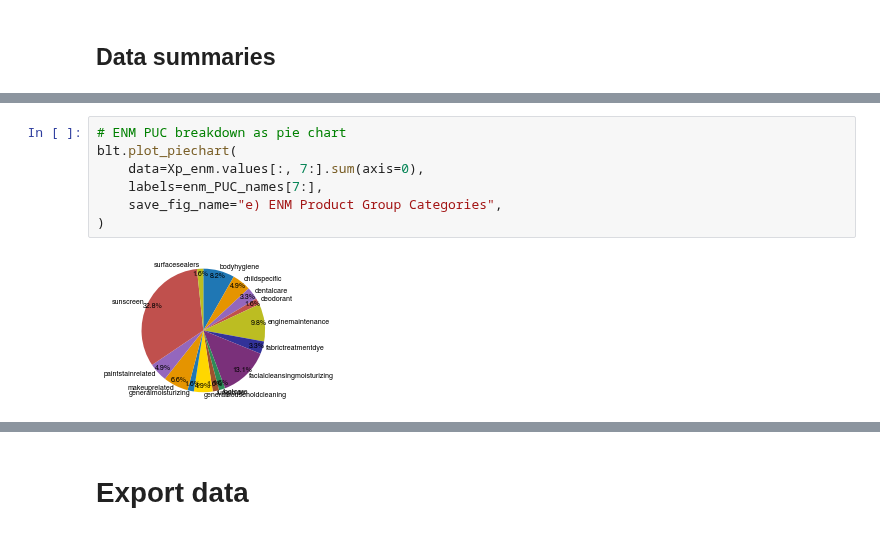
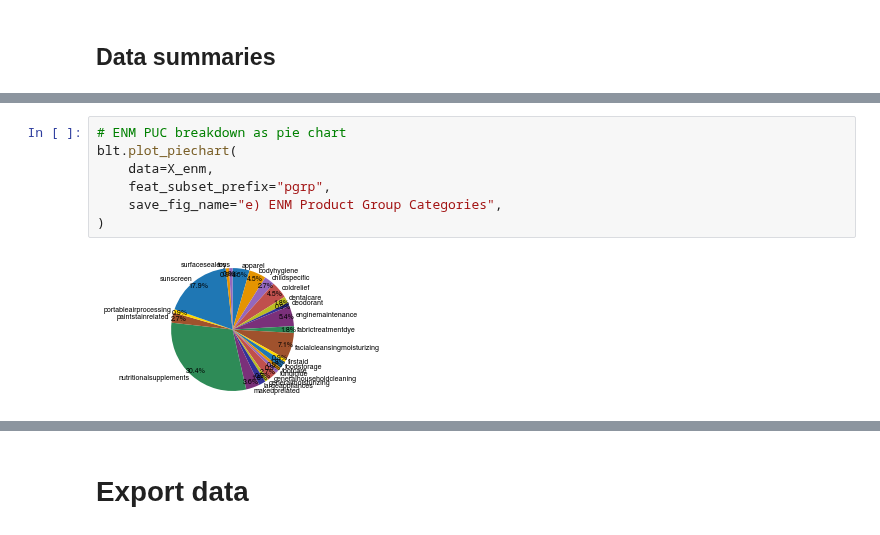
Before and after one commit to LukaThorn/ml-weight-fraction, a Jupyter notebook: preprocessENM.ipynb, the cells around one changed output, grey strips where cells are left out. Saved outputs shown, nothing was run; the diff lists cells and outputs as text.

```diff
--- a/preprocessENM.ipynb
+++ b/preprocessENM.ipynb
@@ -236,11 +293,11 @@ blt.plot_piechart(
 # %%
 # ENM PUC breakdown as pie chart
 blt.plot_piechart(
-    data=Xp_enm.values[:, 7:].sum(axis=0),
-    labels=enm_PUC_names[7:],
+    data=X_enm,
+    feat_subset_prefix="pgrp",
     save_fig_name="e) ENM Product Group Categories",
 )
 # %% [output]
-[figure, old version]
+[figure, new version]
 # %%
 # ENM product matrices as pie chart
```
Also changed, not shown: parts of 10 cells of this notebook.
